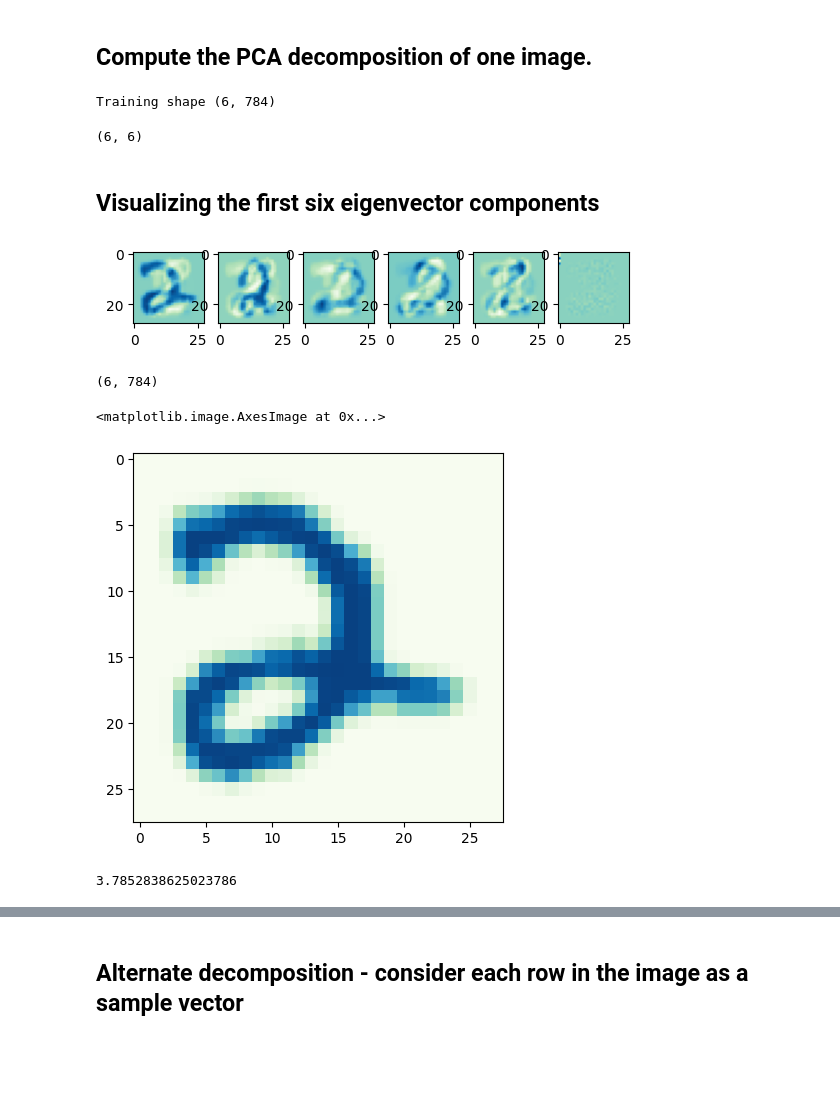
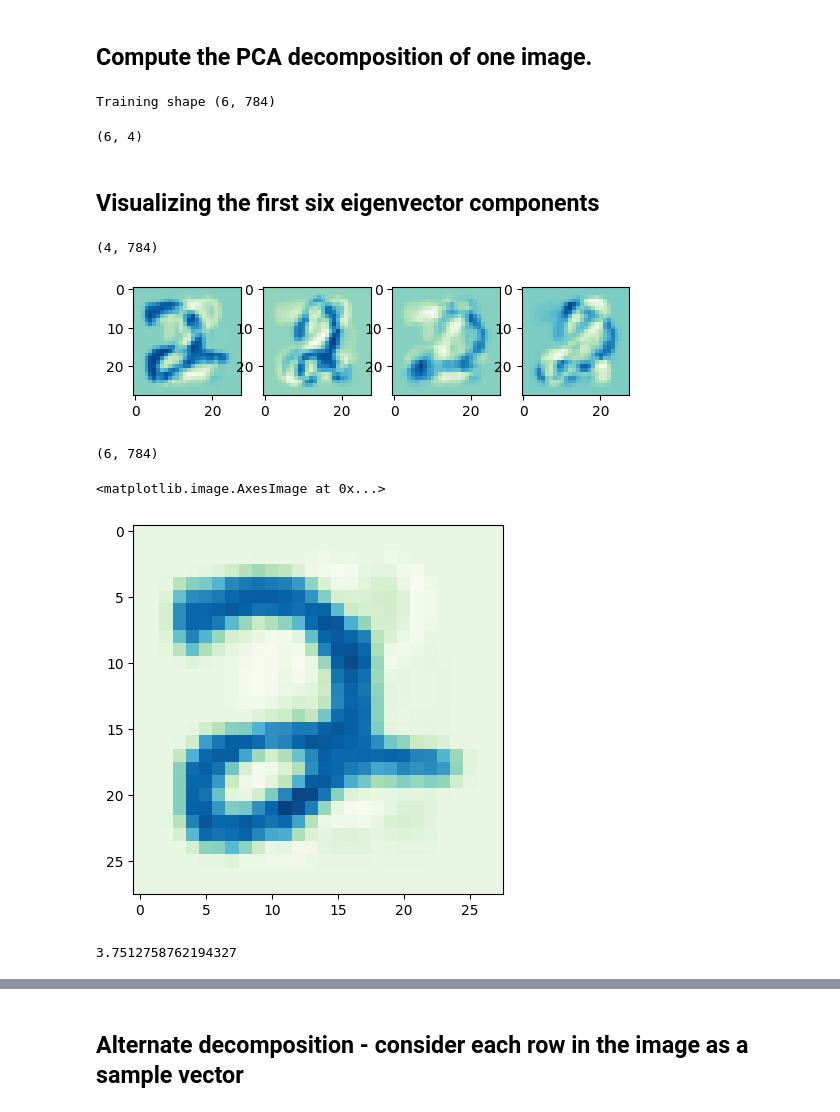
Before and after one commit to codycosta/ENGR201, a Jupyter notebook: PCA_denoising.ipynb, the cells around one changed output, grey strips where cells are left out. Saved outputs shown, nothing was run; the diff lists cells and outputs as text; code cells hidden in the pictures; blank space fills up the shorter version.

```diff
--- a/PCA_denoising.ipynb
+++ b/PCA_denoising.ipynb
@@ -28,7 +28,7 @@ ROW_COUNT = 28
 IMAGE_SET_SIZE = 6
 
 GAUSSIAN_NOISE_STD_DEV = 10
-PCA_COMPONENT_COUNT = 6
+PCA_COMPONENT_COUNT = 4
 # %% [markdown]
 ## Loading the EMNIST dataset
 
@@ -124,20 +124,23 @@ print(f'Training shape {images.shape}')
 pca_model.fit(images)
 image_transform = pca_model.transform(images)
 image_transform.shape
+
+# print(image_transform)
 # %% [output]
 Training shape (6, 784)
-(6, 6)
+(6, 4)
 # %% [markdown]
 ## Visualizing the first six eigenvector components
 # %%
-pca_model.components_.shape
+print(pca_model.components_.shape)
 display_cnt = min(PCA_COMPONENT_COUNT, 6)
 # plt.imshow(images[4,:].reshape(ROW_COUNT,ROW_COUNT).T, cmap='GnBu')
 fit, axes = plt.subplots(1,display_cnt)
 for k in range(display_cnt):
     axes[k].imshow(pca_model.components_[k,:].reshape(ROW_COUNT,ROW_COUNT).T, cmap='GnBu')
 # %% [output]
+(4, 784)
-[figure, old version]
+[figure, new version]
 # %%
 reconstructed_image = pca_model.inverse_transform(image_transform)
 reconstructed_image.shape
@@ -147,12 +150,12 @@ reconstructed_image.shape
 plt.imshow(reconstructed_image[0,:].reshape((ROW_COUNT,ROW_COUNT)).T, cmap='GnBu')
 # %% [output]
 <matplotlib.image.AxesImage at 0x...>
-[figure, old version]
+[figure, new version]
 # %%
 # Compute the variation of the reconstructed image from the original
 mean_square_error(emnist__digits.values[1,1:], reconstructed_image[0,:])
 # %% [output]
-3.7852838625023786
+3.7512758762194327
 # %%
 
 cummulative_variance = pca_model.explained_variance_ratio_.cumsum()
```
Also changed, not shown: parts of 2 cells of this notebook, 1 other file.
